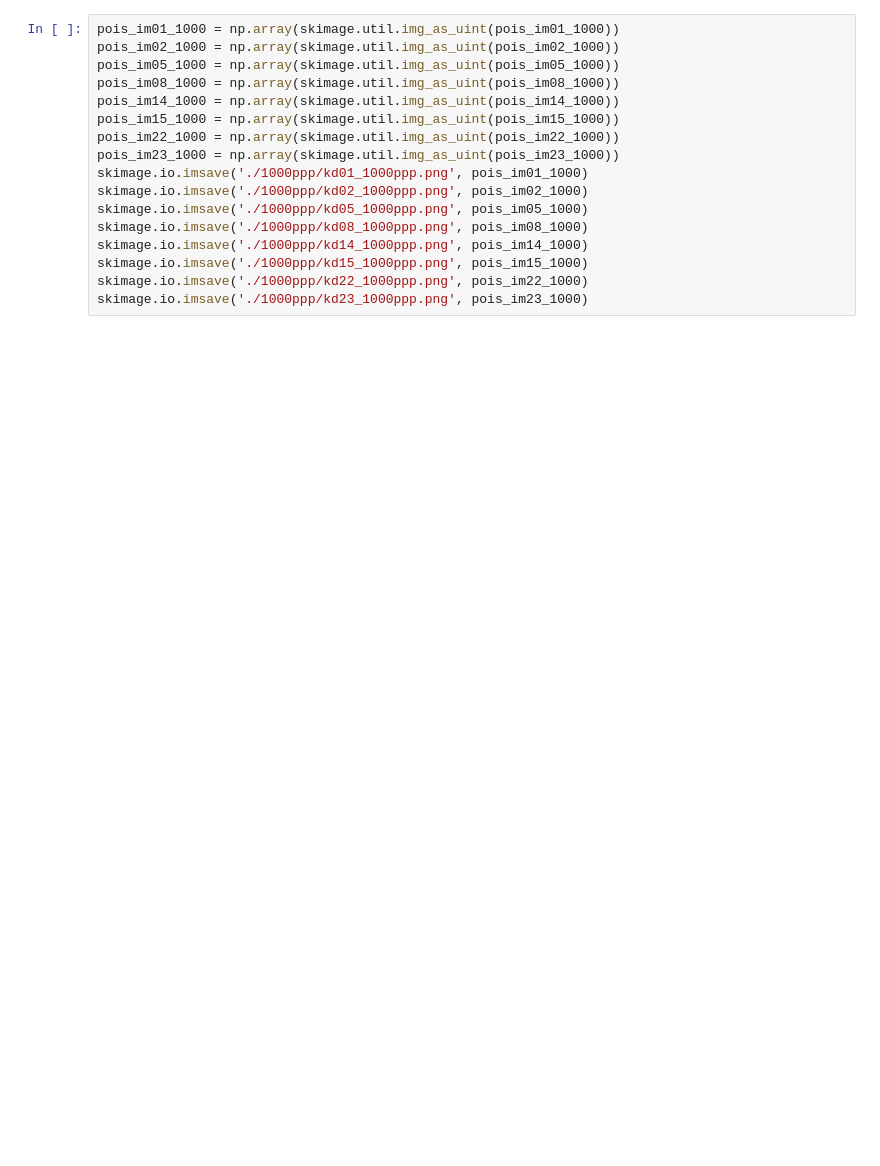
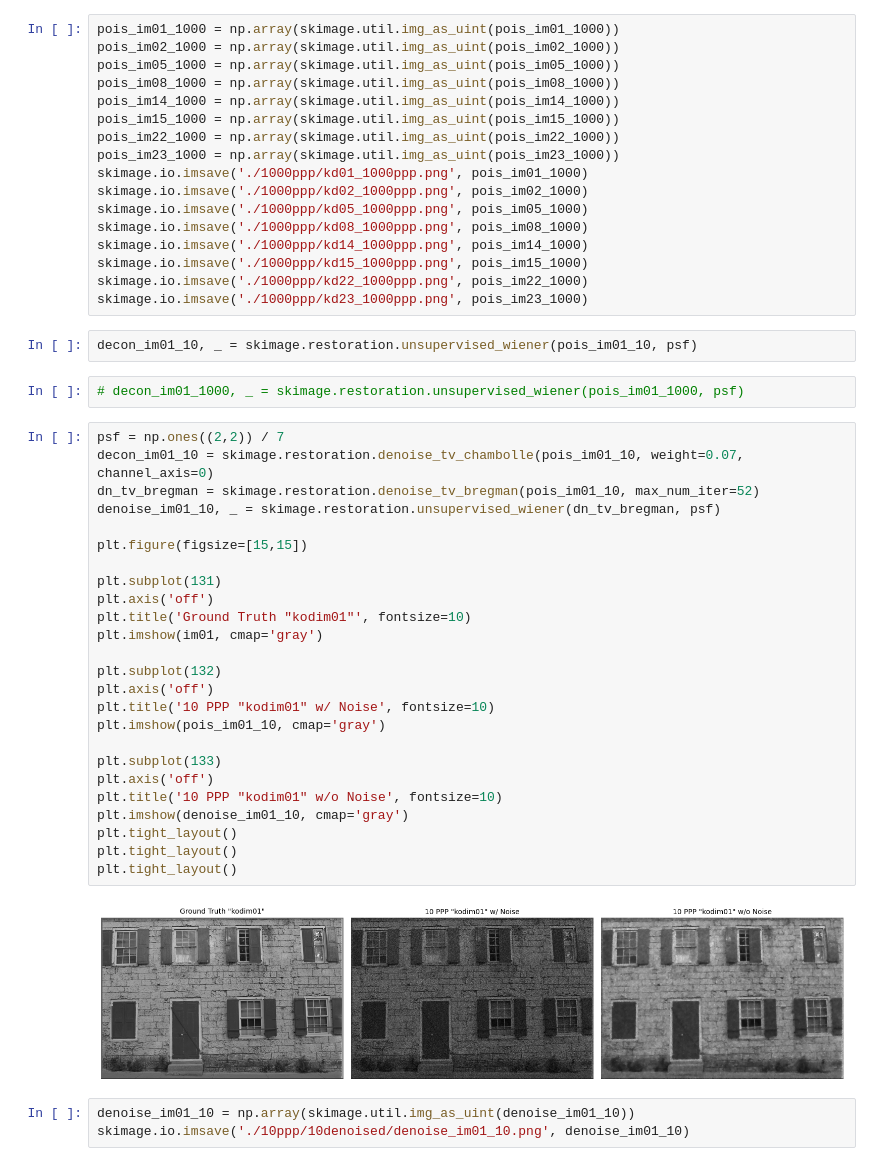
Before and after one commit to NAlexH2/compimgproj, a Jupyter notebook: Alex_Harris_Project_Checkin.ipynb, the cells around one changed output. Cells and saved outputs as stored; diff of their text form; blank space fills up the shorter version.

Commit message:
10s denoise wip

```diff
--- a/Alex_Harris_Project_Checkin.ipynb
+++ b/Alex_Harris_Project_Checkin.ipynb
@@ -410,3 +410,37 @@ skimage.io.imsave('./1000ppp/kd14_1000ppp.png', pois_im14_1000)
 skimage.io.imsave('./1000ppp/kd15_1000ppp.png', pois_im15_1000)
 skimage.io.imsave('./1000ppp/kd22_1000ppp.png', pois_im22_1000)
 skimage.io.imsave('./1000ppp/kd23_1000ppp.png', pois_im23_1000)
+# %%
+decon_im01_10, _ = skimage.restoration.unsupervised_wiener(pois_im01_10, psf)
+# %%
+# decon_im01_1000, _ = skimage.restoration.unsupervised_wiener(pois_im01_1000, psf)
+# %%
+psf = np.ones((2,2)) / 7
+decon_im01_10 = skimage.restoration.denoise_tv_chambolle(pois_im01_10, weight=0.07, channel_axis=0)
+dn_tv_bregman = skimage.restoration.denoise_tv_bregman(pois_im01_10, max_num_iter=52)
+denoise_im01_10, _ = skimage.restoration.unsupervised_wiener(dn_tv_bregman, psf)
+
+plt.figure(figsize=[15,15])
+
+plt.subplot(131)
+plt.axis('off')
+plt.title('Ground Truth "kodim01"', fontsize=10)
+plt.imshow(im01, cmap='gray')
+
+plt.subplot(132)
+plt.axis('off')
+plt.title('10 PPP "kodim01" w/ Noise', fontsize=10)
+plt.imshow(pois_im01_10, cmap='gray')
+
+plt.subplot(133)
+plt.axis('off')
+plt.title('10 PPP "kodim01" w/o Noise', fontsize=10)
+plt.imshow(denoise_im01_10, cmap='gray')
+plt.tight_layout()
+plt.tight_layout()
+plt.tight_layout()
+# %% [output]
+[figure, added]
+# %%
+denoise_im01_10 = np.array(skimage.util.img_as_uint(denoise_im01_10))
+skimage.io.imsave('./10ppp/10denoised/denoise_im01_10.png', denoise_im01_10)
```
Also changed, not shown: parts of 6 cells of this notebook, 4 other files.
